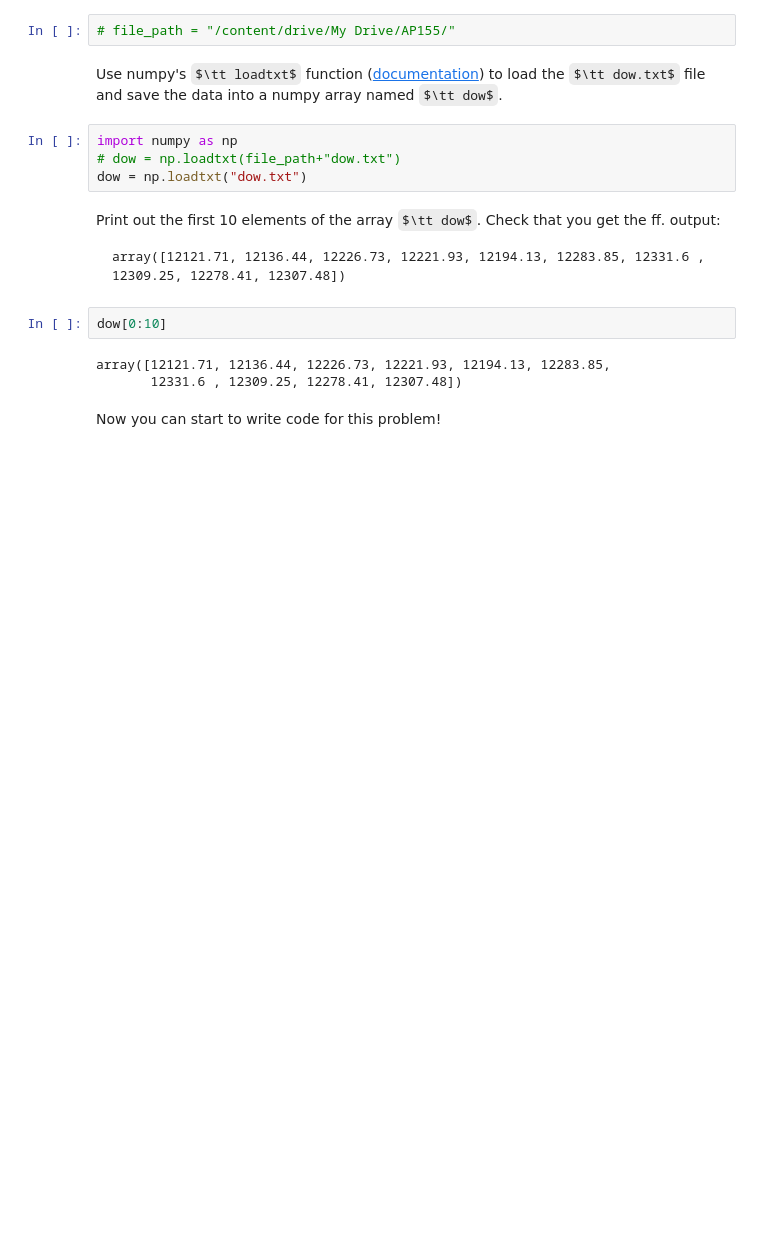
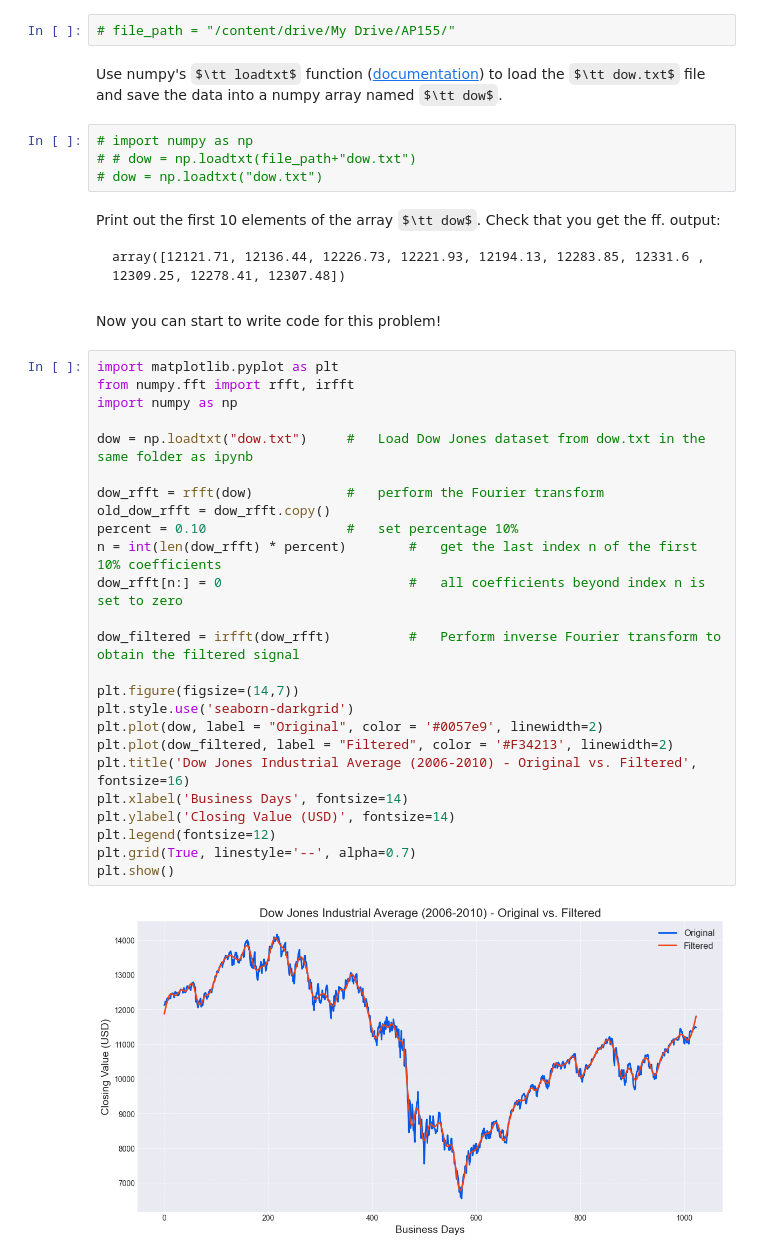
Before and after one commit to aiquiamjot/App_Physics155, a Jupyter notebook: lab assignments/lab_assignment_module3.ipynb, the cells around one changed output. Cells and saved outputs as stored; diff of their text form; some formulas as TeX source; blank space fills up the shorter version.

````diff
--- a/lab assignments/lab_assignment_module3.ipynb
+++ b/lab assignments/lab_assignment_module3.ipynb
@@ -109,18 +123,40 @@ Define the directory path to the location of the file $\tt dow.txt$, i.e. if it
 # %% [markdown]
 Use numpy's $\tt loadtxt$ function ([documentation](https://numpy.org/doc/stable/reference/generated/numpy.loadtxt.html)) to load the $\tt dow.txt$ file and save the data into a numpy array named $\tt dow$.
 # %%
-import numpy as np
-# dow = np.loadtxt(file_path+"dow.txt")
-dow = np.loadtxt("dow.txt")
+# import numpy as np
+# # dow = np.loadtxt(file_path+"dow.txt")
+# dow = np.loadtxt("dow.txt")
 # %% [markdown]
 Print out the first 10 elements of the array $\tt dow$. Check that you get the ff. output:
 ```
 array([12121.71, 12136.44, 12226.73, 12221.93, 12194.13, 12283.85, 12331.6 , 12309.25, 12278.41, 12307.48])
 ```
-# %%
-dow[0:10]
-# %% [output]
-array([12121.71, 12136.44, 12226.73, 12221.93, 12194.13, 12283.85,
-       12331.6 , 12309.25, 12278.41, 12307.48])
 # %% [markdown]
 Now you can start to write code for this problem!
+# %%
+import matplotlib.pyplot as plt
+from numpy.fft import rfft, irfft
+import numpy as np
+
+dow = np.loadtxt("dow.txt")     #   Load Dow Jones dataset from dow.txt in the same folder as ipynb
+
+dow_rfft = rfft(dow)            #   perform the Fourier transform
+old_dow_rfft = dow_rfft.copy()
+percent = 0.10                  #   set percentage 10%
+n = int(len(dow_rfft) * percent)        #   get the last index n of the first 10% coefficients
+dow_rfft[n:] = 0                        #   all coefficients beyond index n is set to zero
+
+dow_filtered = irfft(dow_rfft)          #   Perform inverse Fourier transform to obtain the filtered signal
+
+plt.figure(figsize=(14,7))
+plt.style.use('seaborn-darkgrid')
+plt.plot(dow, label = "Original", color = '#0057e9', linewidth=2)
+plt.plot(dow_filtered, label = "Filtered", color = '#F34213', linewidth=2)
+plt.title('Dow Jones Industrial Average (2006-2010) - Original vs. Filtered', fontsize=16)
+plt.xlabel('Business Days', fontsize=14)
+plt.ylabel('Closing Value (USD)', fontsize=14)
+plt.legend(fontsize=12)
+plt.grid(True, linestyle='--', alpha=0.7)
+plt.show()
+# %% [output]
+[figure, added]
````
Also changed, not shown: parts of 6 cells of this notebook.
